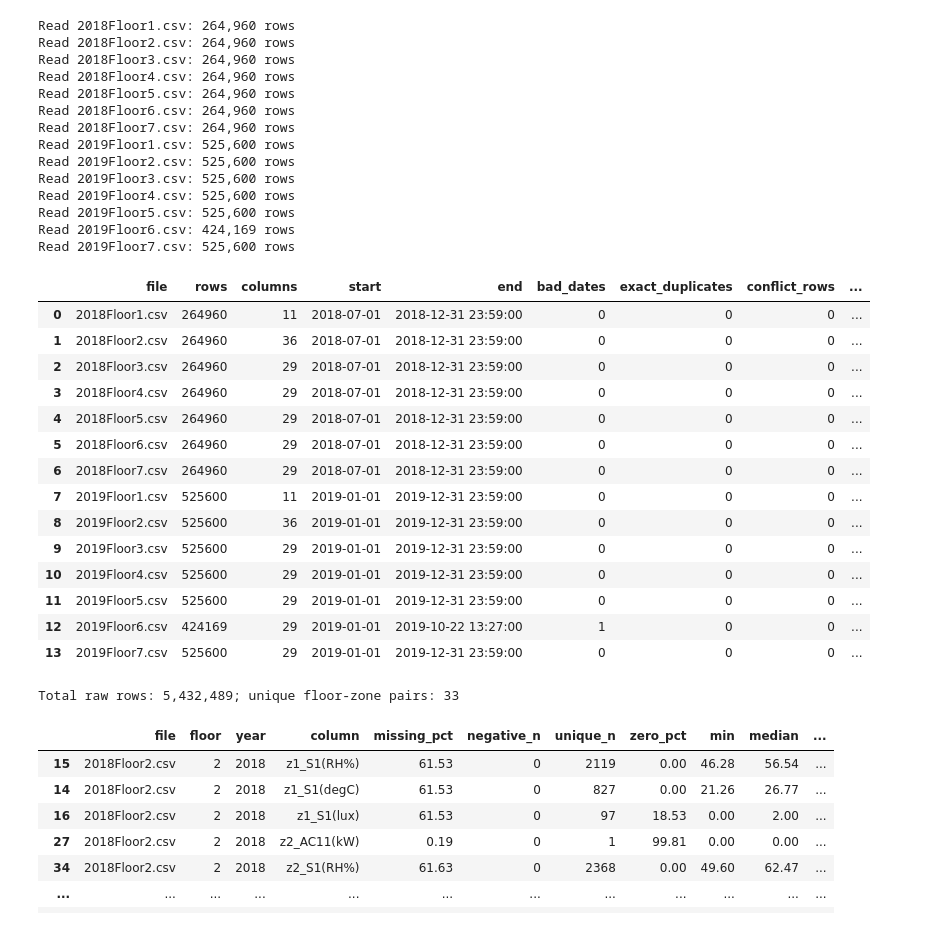
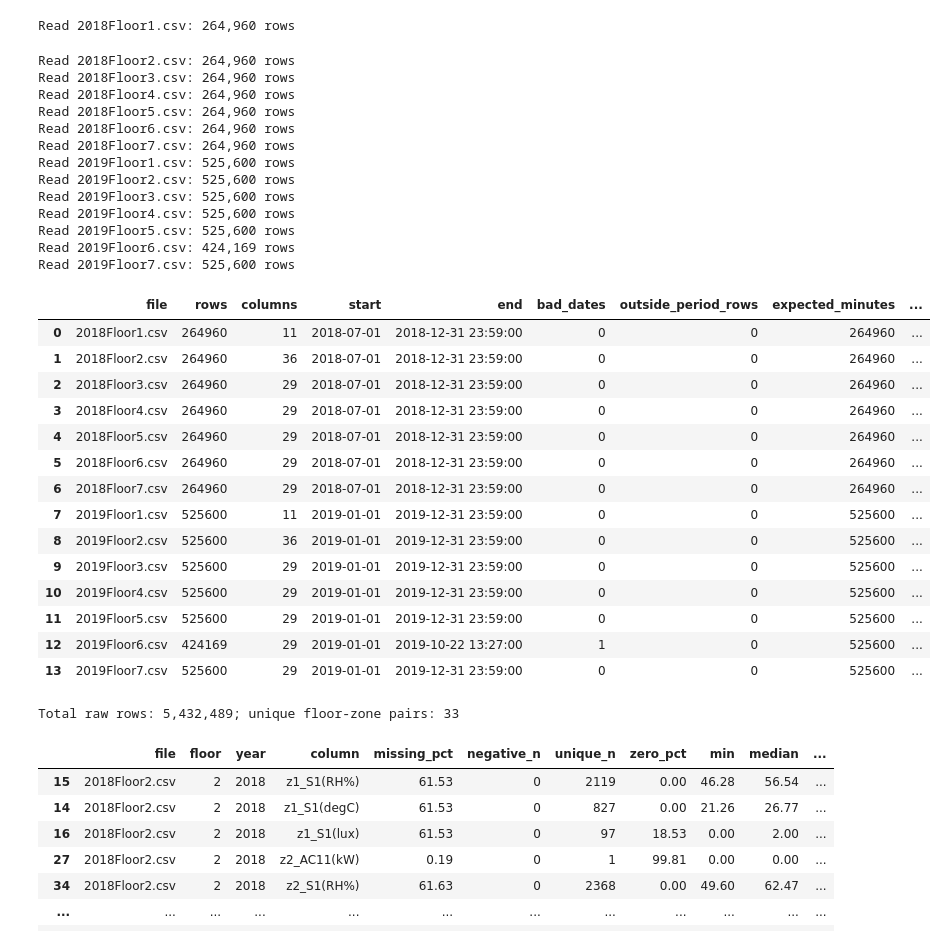
Before and after one commit to xiangyingg/IS4001-Smart-Building-Analytics, a Jupyter notebook: SBA_Kaggle_Dataset/Light/electricity_lighting_eda.ipynb, the cells around one changed output. Cells and saved outputs as stored; diff of their text form; code cells hidden in the pictures.

```diff
--- a/SBA_Kaggle_Dataset/Light/electricity_lighting_eda.ipynb
+++ b/SBA_Kaggle_Dataset/Light/electricity_lighting_eda.ipynb
@@ -96,19 +244,31 @@ for path in FILES:
     data = data.loc[~raw.duplicated()].dropna(subset=["Date"])
     conflict_rows = int(data["Date"].duplicated(keep=False).sum())
     data = data.loc[~data["Date"].duplicated(keep=False)].set_index("Date").sort_index()
-    expected = int((data.index.max() - data.index.min()).total_seconds() / 60) + 1
+    period_start = pd.Timestamp(f'{year}-07-01' if year == 2018 else f'{year}-01-01')
+    period_end = pd.Timestamp(f'{year+1}-01-01')
+    expected_grid = pd.date_range(period_start, period_end, freq='min', inclusive='left')
+    outside = (data.index < period_start) | (data.index >= period_end)
+    outside_n = int(outside.sum())
+    data = data.loc[~outside]
+    expected = len(expected_grid)
     off_grid = int((data.index != data.index.floor("min")).sum())
     assert off_grid == 0, "Review timestamps that do not fall on whole minutes."
     steps = data.index.to_series().diff().dt.total_seconds().div(60)
     file_rows.append({"file": path.name, "rows": len(raw), "columns": len(numeric.columns),
                       "start": data.index.min(), "end": data.index.max(),
-                      "bad_dates": int(dates.isna().sum()), "exact_duplicates": exact_duplicates,
+                      "bad_dates": int(dates.isna().sum()), "outside_period_rows": outside_n,
+                      "expected_minutes": expected, "exact_duplicates": exact_duplicates,
                       "conflict_rows": conflict_rows, "missing_minutes": expected - len(data),
                       "typical_step_min": steps.median(), "largest_gap_min": steps.max(),
                       "missing_cells_pct": 100 * numeric.isna().mean().mean()})
     clean_cols = [c for c in data if c.endswith("(kW)") or c.endswith("(lux)")]
     data[clean_cols] = data[clean_cols].mask(data[clean_cols] < 0)
     data = data.replace([np.inf, -np.inf], np.nan)
+    # Hardware-range audit: retain unusual positive power; mask impossible sensor readings.
+    for col in data:
+        if col.endswith('(lux)'):
+            data.loc[data[col] > 10000, col] = np.nan
+    data = data.reindex(expected_grid.rename('Date'))
     means = data.resample("15min").mean()
     counts = data.resample("15min").count()
     means = means.where(counts == 15)
@@ -117,63 +277,66 @@ for path in FILES:
     zones = sorted({c.split("_")[0] for c in data})
     for zone in zones:
         power_cols = [c for c in data if c.startswith(zone + "_") and c.endswith("(kW)")]
         light_cols = [c for c in power_cols if "_Light" in c]
         ac_cols = [c for c in power_cols if "_AC" in c]
         plug_cols = [c for c in power_cols if "_Plug" in c]
         lux_cols = [c for c in data if c.startswith(zone + "_") and c.endswith("(lux)")]
         frame = pd.DataFrame(index=means.index)
         frame["total_kw"] = means[power_cols].sum(axis=1, min_count=len(power_cols))
         frame["light_kw"] = means[light_cols].sum(axis=1, min_count=len(light_cols))
         frame["ac_kw"] = means[ac_cols].sum(axis=1, min_count=len(ac_cols)) if ac_cols else np.nan
         frame["plug_kw"] = means[plug_cols].sum(axis=1, min_count=len(plug_cols)) if plug_cols else np.nan
-        frame["lux_min"] = minimums[lux_cols].min(axis=1) if lux_cols else np.nan
+        frame["lux_min"] = minimums[lux_cols].min(axis=1).where(minimums[lux_cols].notna().all(axis=1)) if lux_cols else np.nan
         frame["lux_mean"] = means[lux_cols].mean(axis=1) if lux_cols else np.nan
+        frame["power_valid_minutes"] = counts[power_cols].min(axis=1)
+        frame["light_valid_minutes"] = counts[light_cols].min(axis=1)
+        frame["lux_valid_minutes"] = counts[lux_cols].min(axis=1) if lux_cols else 0
         frame["has_lux"] = bool(lux_cols)
         frame["meter_count"] = len(power_cols)
         frame["floor"], frame["zone"], frame["year"] = floor, zone, year
         frame["zone_id"] = f"F{floor}-{zone}"
         zone_frames.append(frame.reset_index())
     print(f"Read {path.name}: {len(raw):,} rows")
 
 files = pd.DataFrame(file_rows)
 columns = pd.DataFrame(column_rows)
 df = pd.concat(zone_frames, ignore_index=True)
 df["hour"] = df["Date"].dt.hour
 df["weekday"] = df["Date"].dt.dayofweek
 df["work_hours"] = (df["weekday"] < 5) & df["hour"].between(START_HOUR, END_HOUR - 1)
 display(files)
 print(f"Total raw rows: {files['rows'].sum():,}; unique floor-zone pairs: {df['zone_id'].nunique()}")
 # %% [output]
 Read 2018Floor1.csv: 264,960 rows
-Read 2018Floor2.csv: 264,960 rows
-Read 2018Floor3.csv: 264,960 rows
-Read 2018Floor4.csv: 264,960 rows
-Read 2018Floor5.csv: 264,960 rows
-Read 2018Floor6.csv: 264,960 rows
-Read 2018Floor7.csv: 264,960 rows
-Read 2019Floor1.csv: 525,600 rows
-Read 2019Floor2.csv: 525,600 rows
-Read 2019Floor3.csv: 525,600 rows
-Read 2019Floor4.csv: 525,600 rows
-Read 2019Floor5.csv: 525,600 rows
-Read 2019Floor6.csv: 424,169 rows
-Read 2019Floor7.csv: 525,600 rows
+Read 2018Floor2.csv: 264,960 rows
+Read 2018Floor3.csv: 264,960 rows
+Read 2018Floor4.csv: 264,960 rows
+Read 2018Floor5.csv: 264,960 rows
+Read 2018Floor6.csv: 264,960 rows
+Read 2018Floor7.csv: 264,960 rows
+Read 2019Floor1.csv: 525,600 rows
+Read 2019Floor2.csv: 525,600 rows
+Read 2019Floor3.csv: 525,600 rows
+Read 2019Floor4.csv: 525,600 rows
+Read 2019Floor5.csv: 525,600 rows
+Read 2019Floor6.csv: 424,169 rows
+Read 2019Floor7.csv: 525,600 rows
-|  | file | rows | columns | start | end | bad_dates | exact_duplicates | conflict_rows | ... |
-| 0 | 2018Floor1.csv | 264960 | 11 | 2018-07-01 | 2018-12-31 23:59:00 | 0 | 0 | 0 | ... |
-| 1 | 2018Floor2.csv | 264960 | 36 | 2018-07-01 | 2018-12-31 23:59:00 | 0 | 0 | 0 | ... |
-| 2 | 2018Floor3.csv | 264960 | 29 | 2018-07-01 | 2018-12-31 23:59:00 | 0 | 0 | 0 | ... |
-| 3 | 2018Floor4.csv | 264960 | 29 | 2018-07-01 | 2018-12-31 23:59:00 | 0 | 0 | 0 | ... |
-| 4 | 2018Floor5.csv | 264960 | 29 | 2018-07-01 | 2018-12-31 23:59:00 | 0 | 0 | 0 | ... |
-| 5 | 2018Floor6.csv | 264960 | 29 | 2018-07-01 | 2018-12-31 23:59:00 | 0 | 0 | 0 | ... |
-| 6 | 2018Floor7.csv | 264960 | 29 | 2018-07-01 | 2018-12-31 23:59:00 | 0 | 0 | 0 | ... |
-| 7 | 2019Floor1.csv | 525600 | 11 | 2019-01-01 | 2019-12-31 23:59:00 | 0 | 0 | 0 | ... |
-| 8 | 2019Floor2.csv | 525600 | 36 | 2019-01-01 | 2019-12-31 23:59:00 | 0 | 0 | 0 | ... |
-| 9 | 2019Floor3.csv | 525600 | 29 | 2019-01-01 | 2019-12-31 23:59:00 | 0 | 0 | 0 | ... |
-| 10 | 2019Floor4.csv | 525600 | 29 | 2019-01-01 | 2019-12-31 23:59:00 | 0 | 0 | 0 | ... |
-| 11 | 2019Floor5.csv | 525600 | 29 | 2019-01-01 | 2019-12-31 23:59:00 | 0 | 0 | 0 | ... |
-| 12 | 2019Floor6.csv | 424169 | 29 | 2019-01-01 | 2019-10-22 13:27:00 | 1 | 0 | 0 | ... |
-| 13 | 2019Floor7.csv | 525600 | 29 | 2019-01-01 | 2019-12-31 23:59:00 | 0 | 0 | 0 | ... |
+|  | file | rows | columns | start | end | bad_dates | outside_period_rows | expected_minutes | ... |
+| 0 | 2018Floor1.csv | 264960 | 11 | 2018-07-01 | 2018-12-31 23:59:00 | 0 | 0 | 264960 | ... |
+| 1 | 2018Floor2.csv | 264960 | 36 | 2018-07-01 | 2018-12-31 23:59:00 | 0 | 0 | 264960 | ... |
+| 2 | 2018Floor3.csv | 264960 | 29 | 2018-07-01 | 2018-12-31 23:59:00 | 0 | 0 | 264960 | ... |
+| 3 | 2018Floor4.csv | 264960 | 29 | 2018-07-01 | 2018-12-31 23:59:00 | 0 | 0 | 264960 | ... |
+| 4 | 2018Floor5.csv | 264960 | 29 | 2018-07-01 | 2018-12-31 23:59:00 | 0 | 0 | 264960 | ... |
+| 5 | 2018Floor6.csv | 264960 | 29 | 2018-07-01 | 2018-12-31 23:59:00 | 0 | 0 | 264960 | ... |
+| 6 | 2018Floor7.csv | 264960 | 29 | 2018-07-01 | 2018-12-31 23:59:00 | 0 | 0 | 264960 | ... |
+| 7 | 2019Floor1.csv | 525600 | 11 | 2019-01-01 | 2019-12-31 23:59:00 | 0 | 0 | 525600 | ... |
+| 8 | 2019Floor2.csv | 525600 | 36 | 2019-01-01 | 2019-12-31 23:59:00 | 0 | 0 | 525600 | ... |
+| 9 | 2019Floor3.csv | 525600 | 29 | 2019-01-01 | 2019-12-31 23:59:00 | 0 | 0 | 525600 | ... |
+| 10 | 2019Floor4.csv | 525600 | 29 | 2019-01-01 | 2019-12-31 23:59:00 | 0 | 0 | 525600 | ... |
+| 11 | 2019Floor5.csv | 525600 | 29 | 2019-01-01 | 2019-12-31 23:59:00 | 0 | 0 | 525600 | ... |
+| 12 | 2019Floor6.csv | 424169 | 29 | 2019-01-01 | 2019-10-22 13:27:00 | 1 | 0 | 525600 | ... |
+| 13 | 2019Floor7.csv | 525600 | 29 | 2019-01-01 | 2019-12-31 23:59:00 | 0 | 0 | 525600 | ... |
-Total raw rows: 5,432,489; unique floor-zone pairs: 33
+Total raw rows: 5,432,489; unique floor-zone pairs: 33
 # %%
 # Problem columns: a constant can be a real idle device, not necessarily a broken sensor.
 issues = columns[(columns["missing_pct"] > 20) | (columns["negative_n"] > 0) |
```
Also changed, not shown: parts of 14 cells of this notebook, 44 other files.
